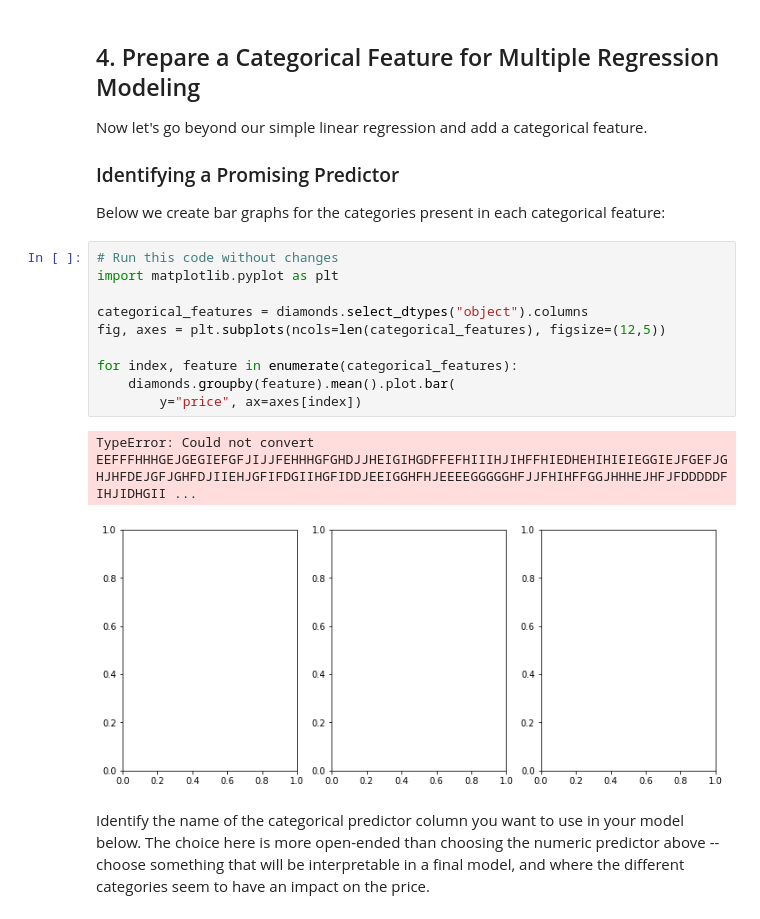
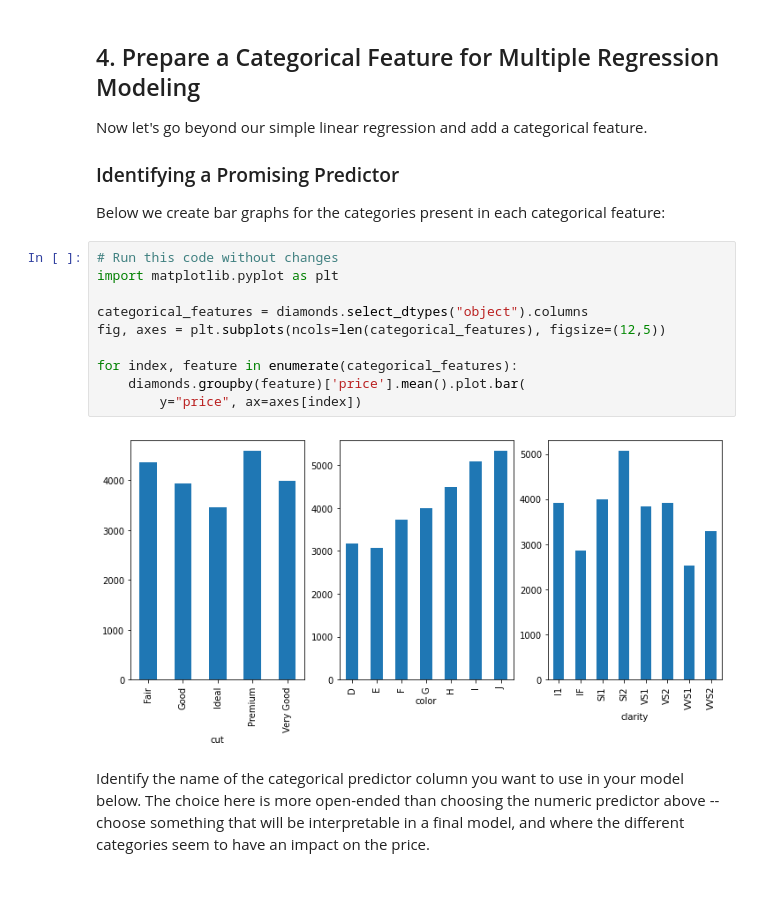
Before and after one commit to Patoh254code/dsc-multiple-regression-cumulative-lab, a Jupyter notebook: index.ipynb, the cells around one changed output. Cells and saved outputs as stored; diff of their text form; blank space fills up the shorter version.

```diff
--- a/index.ipynb
+++ b/index.ipynb
@@ -298,16 +298,15 @@ Below we create bar graphs for the categories present in each categorical featur
 # %%
 # Run this code without changes
 import matplotlib.pyplot as plt
 
 categorical_features = diamonds.select_dtypes("object").columns
 fig, axes = plt.subplots(ncols=len(categorical_features), figsize=(12,5))
 
 for index, feature in enumerate(categorical_features):
-    diamonds.groupby(feature).mean().plot.bar(
+    diamonds.groupby(feature)['price'].mean().plot.bar(
         y="price", ax=axes[index])
 # %% [output]
-TypeError: Could not convert EEFFFHHHGEJGEGIEFGFJIJJFEHHHGFGHDJJHEIGIHGDFFEFHIIIHJIHFFHIEDHEHIHIEIEGGIEJFGEFJGHJHFDEJGFJGHFDJIIEHJGFIFDGIIHGFIDDJEEIGGHFHJEEEEGGGGGHFJJFHIHFFGGJHHHEJHFJFDDDDDFIHJIDHGII ...
-[figure, old version]
+[figure, new version]
 # %% [markdown]
 Identify the name of the categorical predictor column you want to use in your model below. The choice here is more open-ended than choosing the numeric predictor above -- choose something that will be interpretable in a final model, and where the different categories seem to have an impact on the price.
 # %%
```
